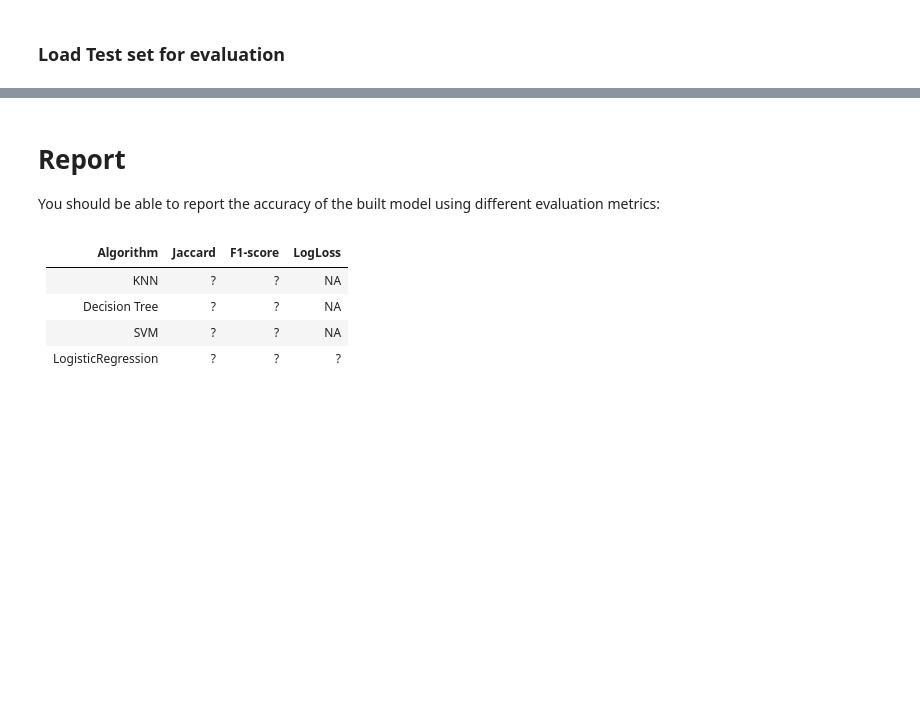
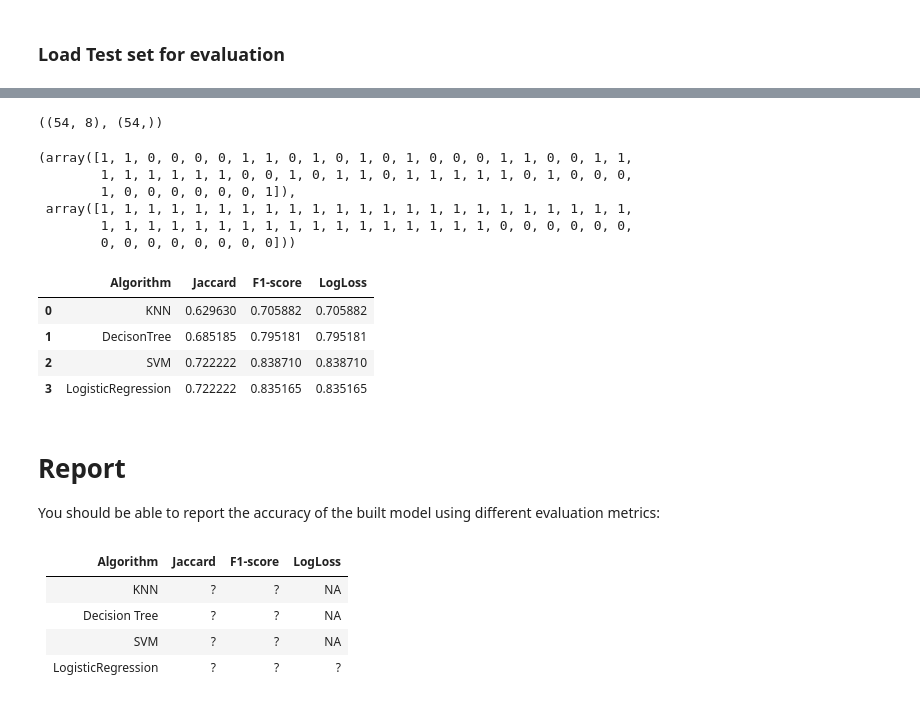
Before and after one commit to Raj6713/Coursera_CapStone, a Jupyter notebook: Course8.ipynb, the cells around one changed output, grey strips where cells are left out. Cells and saved outputs as stored; diff of their text form; code cells hidden in the pictures; blank space fills up the shorter version.

```diff
--- a/Course8.ipynb
+++ b/Course8.ipynb
@@ -420,3 +528,63 @@ test_df.head()
+# %%
+X=Feature
+X = preprocessing.StandardScaler().fit(X).transform(X)
+y = test_df['loan_status'].values
+# %%
+X.shape, y.shape
+# %% [output]
+((54, 8), (54,))
+# %%
+knn_pred=knn.predict(X)
+lm_pred=lm.predict(X)
+svm_pred=svc.predict(X)
+desc_pred=desc.predict(X)
+# %%
+knn_pred = labelEncoder.fit_transform(knn_pred)
+lm_pred = labelEncoder.fit_transform(lm_pred)
+svm_pred= labelEncoder.fit_transform(svm_pred)
+desc_pred = labelEncoder.fit_transform(desc_pred)
+y= labelEncoder.fit_transform(y)
+# %%
+knn_pred,y
+# %% [output]
+(array([1, 1, 0, 0, 0, 0, 1, 1, 0, 1, 0, 1, 0, 1, 0, 0, 0, 1, 1, 0, 0, 1, 1,
+        1, 1, 1, 1, 1, 1, 0, 0, 1, 0, 1, 1, 0, 1, 1, 1, 1, 1, 0, 1, 0, 0, 0,
+        1, 0, 0, 0, 0, 0, 0, 1]),
+ array([1, 1, 1, 1, 1, 1, 1, 1, 1, 1, 1, 1, 1, 1, 1, 1, 1, 1, 1, 1, 1, 1, 1,
+        1, 1, 1, 1, 1, 1, 1, 1, 1, 1, 1, 1, 1, 1, 1, 1, 1, 0, 0, 0, 0, 0, 0,
+        0, 0, 0, 0, 0, 0, 0, 0]))
+# %%
+accuracy_frame= pd.DataFrame(columns=['Algorithm','Jaccard', 'F1-score', 'LogLoss'])
+accuracy_list=[]
+jaccard_dict=jaccard_similarity_score(knn_pred, y)
+f1Score_dict=f1_score(knn_pred, y)
+logloss_dict=f1_score(knn_pred, y)
+accuracy_list.append(['KNN',jaccard_dict,f1Score_dict,logloss_dict])
+
+jaccard_dict=jaccard_similarity_score(desc_pred, y)
+f1Score_dict=f1_score(desc_pred, y)
+logloss_dict=f1_score(desc_pred, y)
+accuracy_list.append(['DecisonTree',jaccard_dict,f1Score_dict,logloss_dict])
+
+jaccard_dict=jaccard_similarity_score(svm_pred, y)
+f1Score_dict=f1_score(svm_pred, y)
+logloss_dict=f1_score(svm_pred, y)
+accuracy_list.append(['SVM',jaccard_dict,f1Score_dict,logloss_dict])
+
+jaccard_dict=jaccard_similarity_score(lm_pred, y)
+f1Score_dict=f1_score(lm_pred, y)
+logloss_dict=f1_score(lm_pred, y)
+accuracy_list.append(['LogisticRegression',jaccard_dict,f1Score_dict,logloss_dict])
+# %%
+accuracy_matrix=pd.DataFrame(accuracy_list)
+accuracy_matrix.columns=['Algorithm','Jaccard','F1-score','LogLoss']
+accuracy_matrix
+# %% [output]
+|  | Algorithm | Jaccard | F1-score | LogLoss |
+| 0 | KNN | 0.629630 | 0.705882 | 0.705882 |
+| 1 | DecisonTree | 0.685185 | 0.795181 | 0.795181 |
+| 2 | SVM | 0.722222 | 0.838710 | 0.838710 |
+| 3 | LogisticRegression | 0.722222 | 0.835165 | 0.835165 |
 # %% [markdown]
 # Report
 You should be able to report the accuracy of the built model using different evaluation metrics:
```
Also changed, not shown: parts of 21 cells of this notebook.
